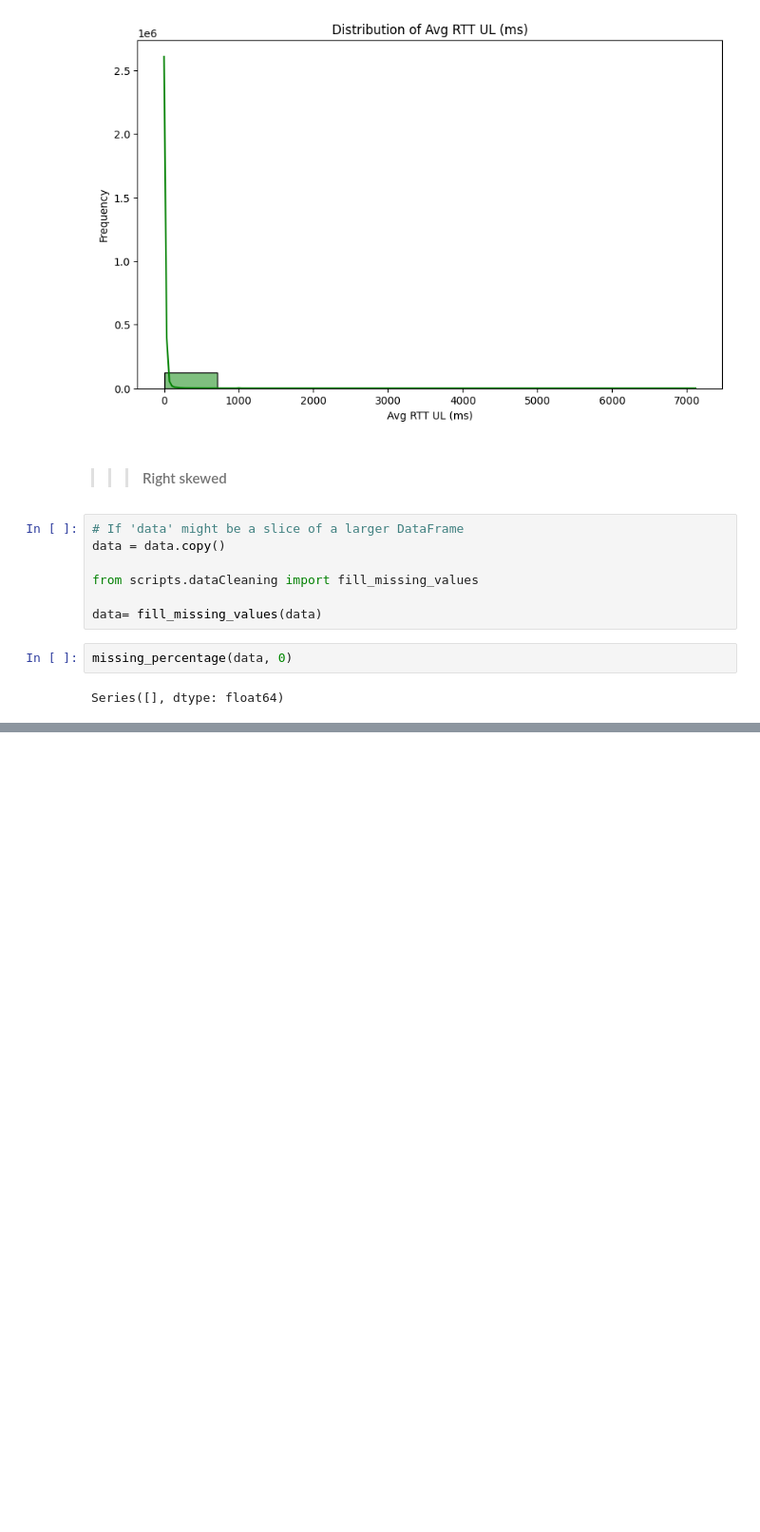
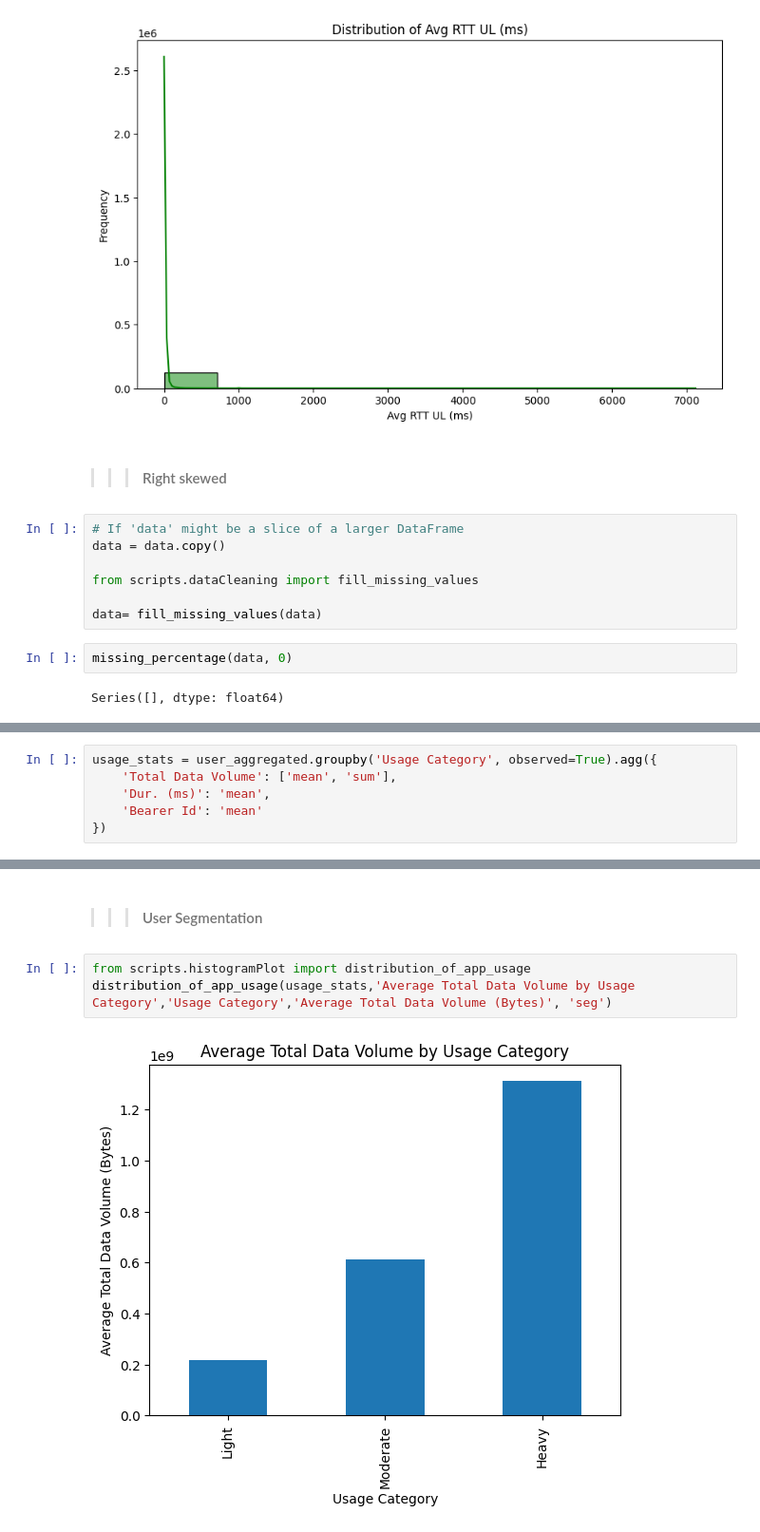
Before and after one commit to naolatomsa/TellCo, a Jupyter notebook: notebooks/userBehaviourAggregation.ipynb, the cells around one changed output, grey strips where cells are left out. Shown at 95% size. Drawn from its saved outputs; the diff is of its cells as text; blank space fills up the shorter version.

```diff
--- a/notebooks/userBehaviourAggregation.ipynb
+++ b/notebooks/userBehaviourAggregation.ipynb
@@ -191,0 +312,6 @@ Series([], dtype: float64)
+# %%
+usage_stats = user_aggregated.groupby('Usage Category', observed=True).agg({
+    'Total Data Volume': ['mean', 'sum'],
+    'Dur. (ms)': 'mean',
+    'Bearer Id': 'mean'
+})
@@ -191,0 +348,7 @@ Series([], dtype: float64)
+# %% [markdown]
+>>> #### User Segmentation
+# %%
+from scripts.histogramPlot import distribution_of_app_usage
+distribution_of_app_usage(usage_stats,'Average Total Data Volume by Usage Category','Usage Category','Average Total Data Volume (Bytes)', 'seg')
+# %% [output]
+[figure, added]
```
Also changed, not shown: parts of 28 cells of this notebook, 5 other files.
